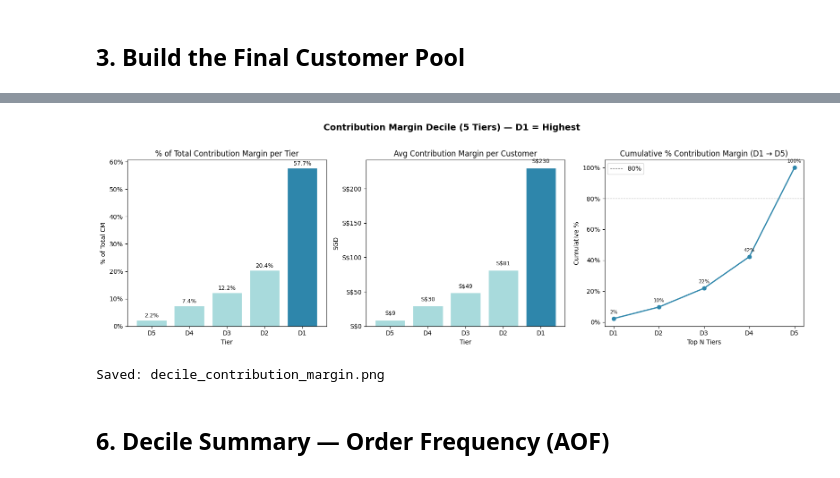
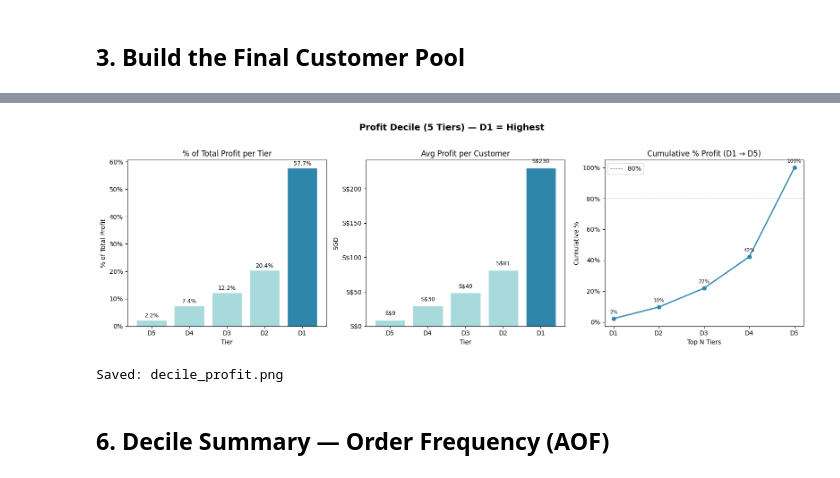
Before and after one commit to AdityaVijay1/lushprotein, a Jupyter notebook: EDA/lushprotein_decile.ipynb, the cells around one changed output, grey strips where cells are left out. Cells and saved outputs as stored; diff of their text form; code cells hidden in the pictures.

Commit message:
Change terminology: Contribution margin -> Profit, any code saying 'CM' -> 'profit'

```diff
--- a/EDA/lushprotein_decile.ipynb
+++ b/EDA/lushprotein_decile.ipynb
@@ -221,11 +221,11 @@ def assign_decile(series: pd.Series, n_tiers: int = N_TIERS) -> pd.Series:
         q=n_tiers,
         labels=[f"D{i}" for i in range(n_tiers, 0, -1)])
 
-df["contribution_margin_decile"] = assign_decile(df["true_gross_profit"])
+df["profit_decile"] = assign_decile(df["true_gross_profit"])
 df["order_freq_decile"] = assign_decile(df["finals_orders"])
 
-print("Contribution Margin Decile distribution:")
-print(df["contribution_margin_decile"].value_counts().sort_index().to_string())
+print("Profit Decile distribution:")
+print(df["profit_decile"].value_counts().sort_index().to_string())
 print()
 print("Order Frequency Decile distribution:")
 print(df["order_freq_decile"].value_counts().sort_index().to_string())
@@ -293,44 +293,44 @@ contribution_margin_decile  n_customers   avg_cm median_cm avg_revenue avg_order
 # %%
 fig, axes = plt.subplots(1, 3, figsize=(16, 5))
-fig.suptitle("Contribution Margin Decile (5 Tiers) — D1 = Highest", fontsize=14, fontweight="bold", y=1.02)
+fig.suptitle("Profit Decile (5 Tiers) — D1 = Highest", fontsize=14, fontweight="bold", y=1.02)
 
-tiers_cm = cm_summary["contribution_margin_decile"].astype(str)
-colors_cm = ["#2E86AB" if t == "D1" else "#A8DADC" for t in tiers_cm]
+tiers_profit = profit_summary["profit_decile"].astype(str)
+colors_profit = ["#2E86AB" if t == "D1" else "#A8DADC" for t in tiers_profit]
 
 ax = axes[0]
-bars = ax.bar(tiers_cm, cm_summary["pct_of_total_cm"] * 100, color=colors_cm, edgecolor="white")
-ax.set_title("% of Total Contribution Margin per Tier")
-ax.set_xlabel("Tier"); ax.set_ylabel("% of Total CM")
+bars = ax.bar(tiers_profit, profit_summary["pct_of_total_profit"] * 100, color=colors_profit, edgecolor="white")
+ax.set_title("% of Total Profit per Tier")
+ax.set_xlabel("Tier"); ax.set_ylabel("% of Total Profit")
 ax.yaxis.set_major_formatter(mticker.FormatStrFormatter("%.0f%%"))
-for bar, val in zip(bars, cm_summary["pct_of_total_cm"]):
+for bar, val in zip(bars, profit_summary["pct_of_total_profit"]):
     ax.text(bar.get_x()+bar.get_width()/2, bar.get_height()+0.5, f"{val:.1%}", ha="center", va="bottom", fontsize=9)
 
 ax = axes[1]
-bars = ax.bar(tiers_cm, cm_summary["avg_cm"], color=colors_cm, edgecolor="white")
-ax.set_title("Avg Contribution Margin per Customer")
+bars = ax.bar(tiers_profit, profit_summary["avg_profit"], color=colors_profit, edgecolor="white")
+ax.set_title("Avg Profit per Customer")
 ax.set_xlabel("Tier"); ax.set_ylabel("SGD")
 ax.yaxis.set_major_formatter(mticker.FuncFormatter(lambda x, _: f"S${x:,.0f}"))
-for bar, val in zip(bars, cm_summary["avg_cm"]):
+for bar, val in zip(bars, profit_summary["avg_profit"]):
     ax.text(bar.get_x()+bar.get_width()/2, bar.get_height()+5, f"S${val:,.0f}", ha="center", va="bottom", fontsize=9)
 
 ax = axes[2]
-ax.plot(range(1, N_TIERS+1), cm_summary["cum_pct_cm"] * 100, marker="o", color="#2E86AB", linewidth=2)
+ax.plot(range(1, N_TIERS+1), profit_summary["cum_pct_profit"] * 100, marker="o", color="#2E86AB", linewidth=2)
 ax.axhline(80, color="gray", linestyle="--", linewidth=0.8, label="80%")
-ax.set_title("Cumulative % Contribution Margin (D1 → D5)")
+ax.set_title("Cumulative % Profit (D1 → D5)")
 ax.set_xlabel("Top N Tiers"); ax.set_ylabel("Cumulative %")
 ax.set_xticks(range(1, N_TIERS+1)); ax.set_xticklabels([f"D{i}" for i in range(1, N_TIERS+1)])
 ax.yaxis.set_major_formatter(mticker.FormatStrFormatter("%.0f%%"))
 ax.legend()
-for x, y in zip(range(1, N_TIERS+1), cm_summary["cum_pct_cm"] * 100):
+for x, y in zip(range(1, N_TIERS+1), profit_summary["cum_pct_profit"] * 100):
     ax.annotate(f"{y:.0f}%", (x, y), textcoords="offset points", xytext=(0, 8), ha="center", fontsize=8)
 
 plt.tight_layout()
-plt.savefig(FINALS_DIR / "decile_contribution_margin.png", dpi=150, bbox_inches="tight")
+plt.savefig(FINALS_DIR / "decile_profit.png", dpi=150, bbox_inches="tight")
 plt.show()
-print("Saved: decile_contribution_margin.png")
+print("Saved: decile_profit.png")
 # %% [output]
-[figure, old version]
+[figure, new version]
-Saved: decile_contribution_margin.png
+Saved: decile_profit.png
 # %% [markdown]
 ## 6. Decile Summary — Order Frequency (AOF)
 # %%
```
Also changed, not shown: parts of 14 cells of this notebook, 2 other files.
